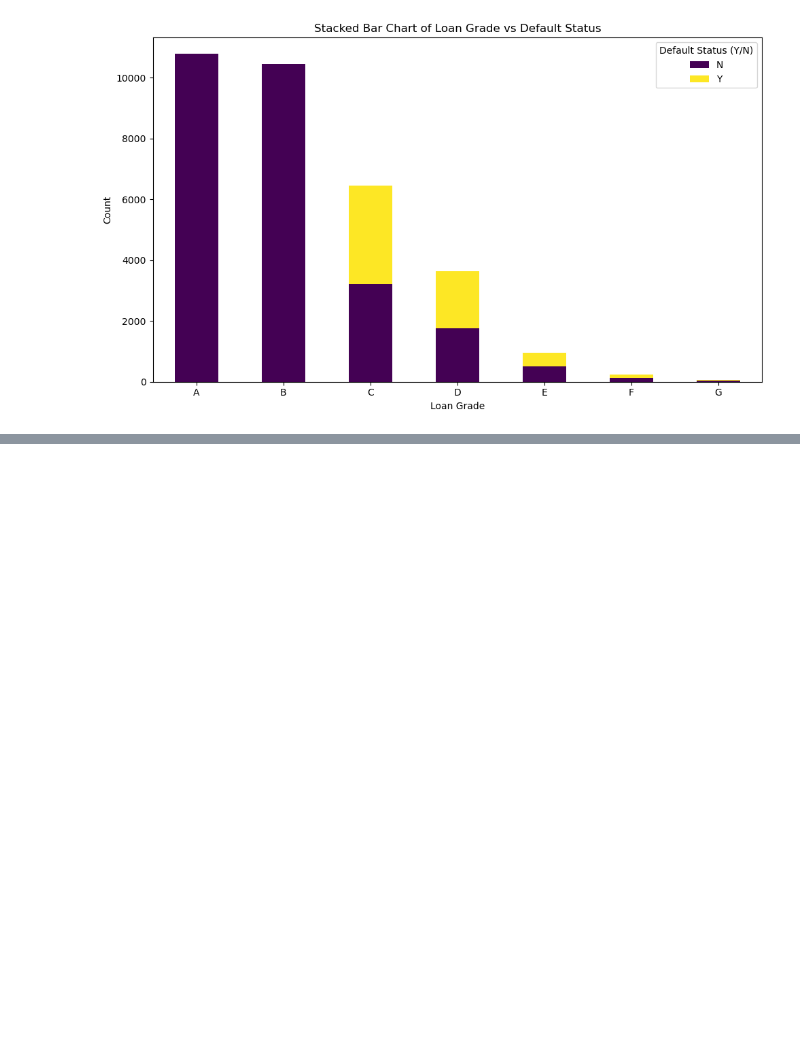
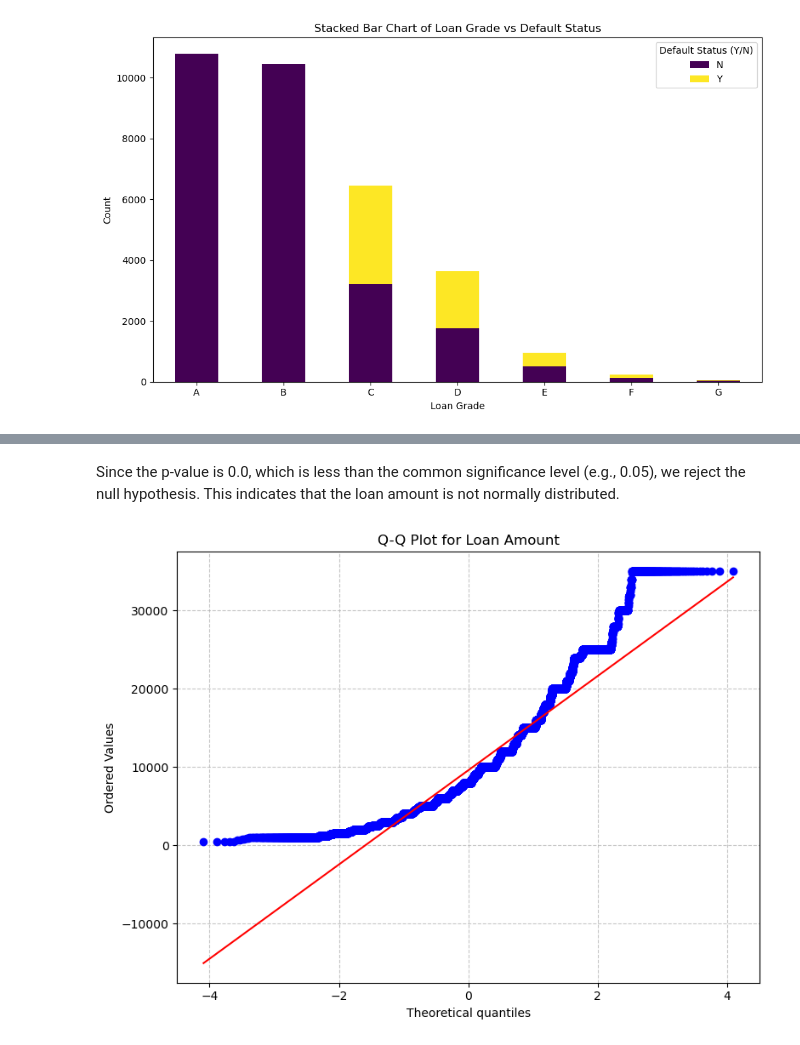
Before and after one commit to Lindelani82/Credit-Risk-Project, a Jupyter notebook: Untitled-1.ipynb, the cells around one changed output, grey strips where cells are left out. Saved outputs shown, nothing was run; the diff lists cells and outputs as text; code cells hidden in the pictures; blank space fills up the shorter version.

```diff
--- a/Untitled-1.ipynb
+++ b/Untitled-1.ipynb
@@ -186,0 +210,14 @@ plt.show()
+# %% [markdown]
+Since the p-value is 0.0, which is less than the common significance level (e.g., 0.05), we reject the null hypothesis. This indicates that the loan amount is not normally distributed.
+# %%
+from scipy.stats import probplot
+
+# Q-Q Plot to assess normality
+plt.figure(figsize=(8, 6))
+probplot(new_data['loan_amnt'], dist="norm", plot=plt)
+plt.title('Q-Q Plot for Loan Amount')
+plt.grid(axis='both', linestyle='--', alpha=0.7)
+plt.tight_layout()
+plt.show()
+# %% [output]
+[figure, added]
```
Also changed, not shown: parts of 14 cells of this notebook.
